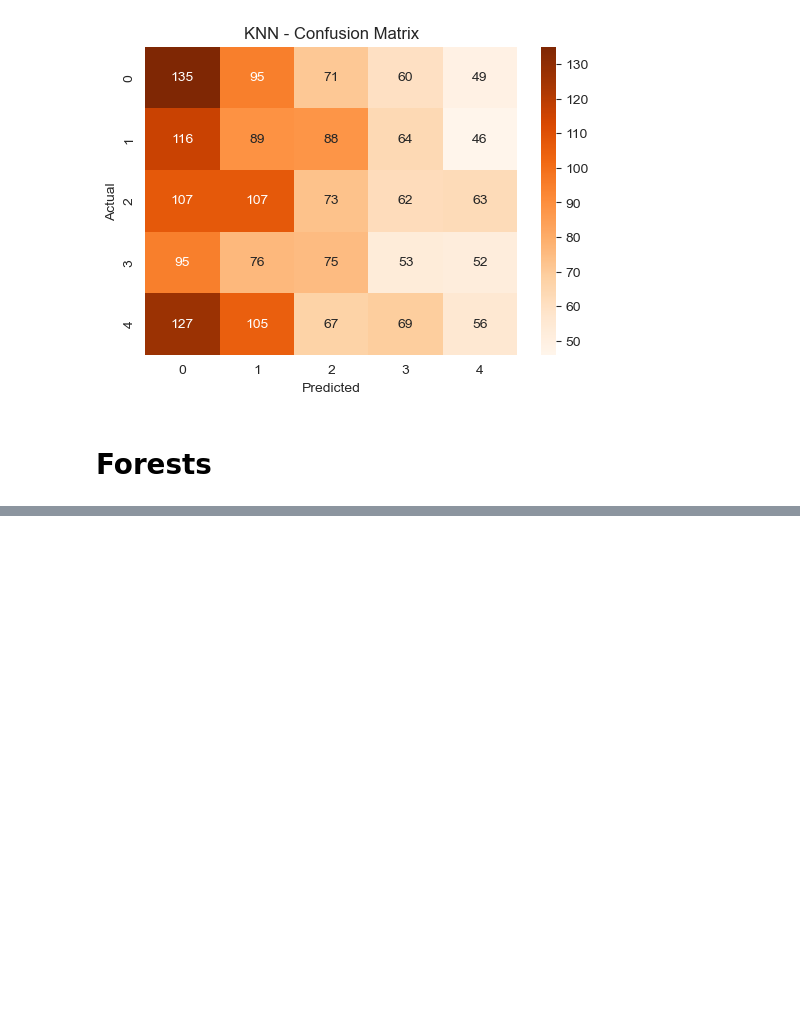
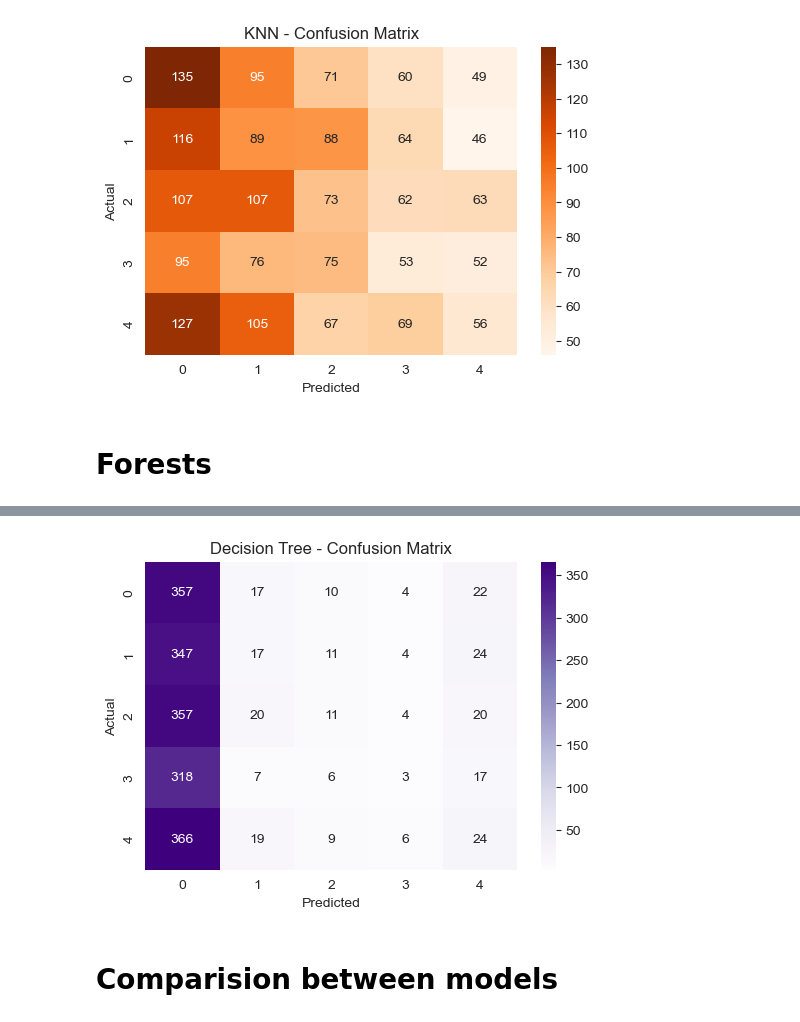
Before and after one commit to Sagar-S-R/carPriceAnalysis, a Jupyter notebook: analysis/carPriceAnaysis.ipynb, the cells around one changed output, grey strips where cells are left out. Saved outputs shown, nothing was run; the diff lists cells and outputs as text; code cells hidden in the pictures; blank space fills up the shorter version.

```diff
--- a/analysis/carPriceAnaysis.ipynb
+++ b/analysis/carPriceAnaysis.ipynb
@@ -250,0 +255,5 @@ best_tree = grid_tree.best_estimator_
+# %%
+y_pred_tree = best_tree.predict(X_test)
+acc_tree = accuracy_score(y_test, y_pred_tree)
+print("Decision Tree Accuracy:", acc_tree)
+print("\nClassification Report:\n", classification_report(y_test, y_pred_tree))
@@ -250,0 +275,12 @@ best_tree = grid_tree.best_estimator_
+# %%
+cm_tree = confusion_matrix(y_test, y_pred_tree)
+plt.figure(figsize=(6,4))
+sns.heatmap(cm_tree, annot=True, fmt='d', cmap='Purples')
+plt.title("Decision Tree - Confusion Matrix")
+plt.xlabel("Predicted")
+plt.ylabel("Actual")
+plt.show()
+# %% [output]
+[figure, added]
+# %% [markdown]
+# Comparision between models
```
Also changed, not shown: parts of 4 cells of this notebook.
